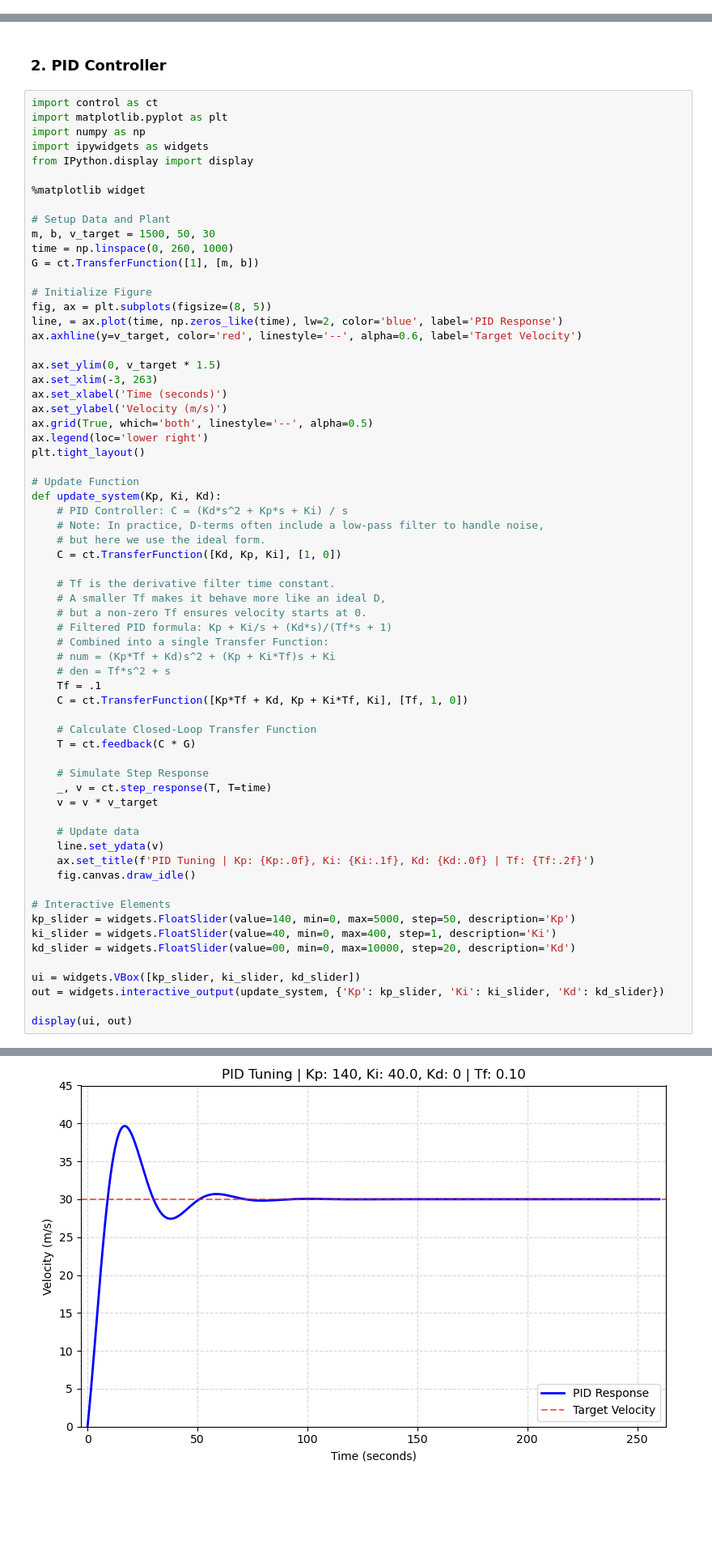
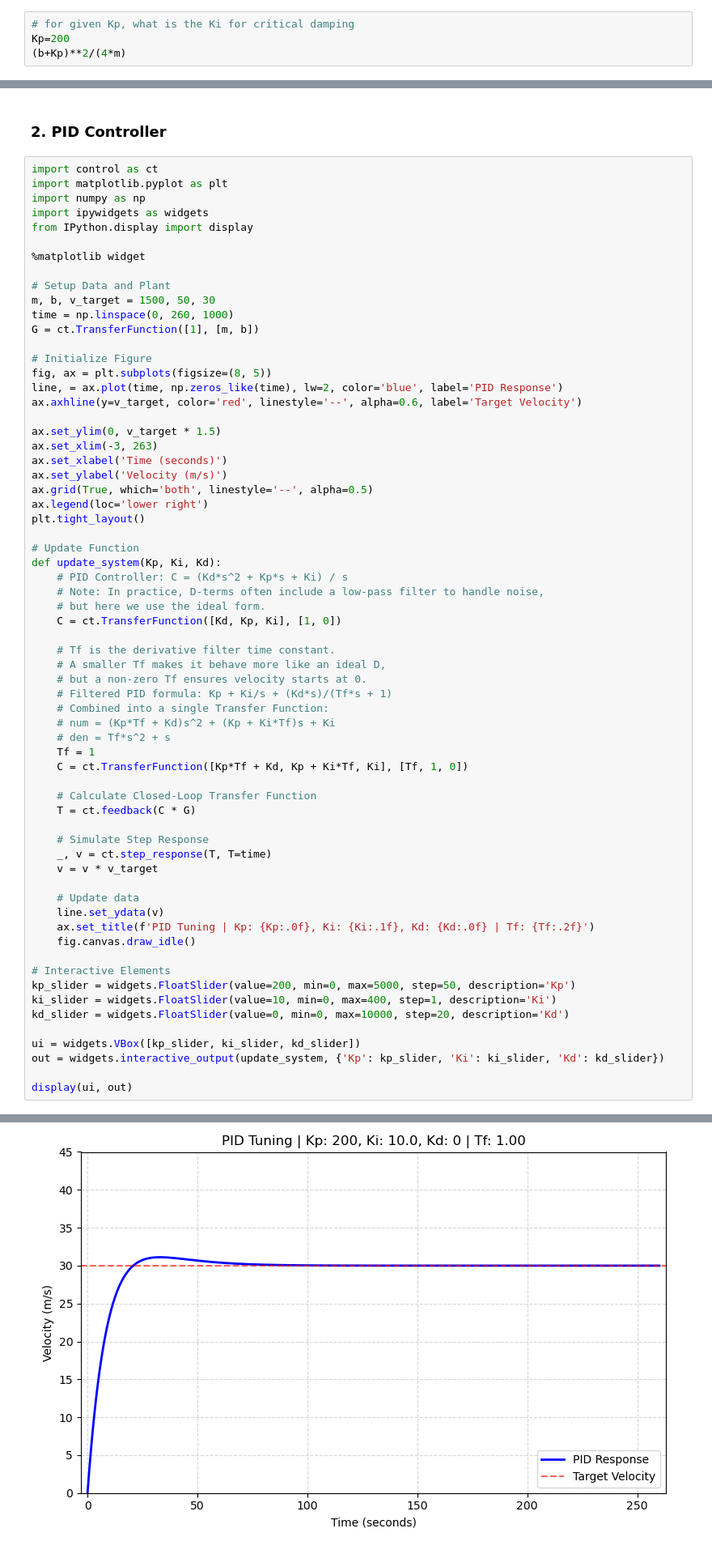
Before and after one commit to pschlatt1/notebooks, a Jupyter notebook: UA/cruise control - PID.ipynb, the cells around one changed output, grey strips where cells are left out. Shown at 81% size. Saved outputs shown, nothing was run; the diff lists cells and outputs as text; blank space fills up the shorter version.

```diff
--- a/UA/cruise control - PID.ipynb
+++ b/UA/cruise control - PID.ipynb
@@ -132,0 +138,4 @@ Outputs (1): ['y[0]']
+# %%
+# for given Kp, what is the Ki for critical damping
+Kp=200
+(b+Kp)**2/(4*m)
@@ -232,7 +243,7 @@ def update_system(Kp, Ki, Kd):
     # Combined into a single Transfer Function:
     # num = (Kp*Tf + Kd)s^2 + (Kp + Ki*Tf)s + Ki
     # den = Tf*s^2 + s
-    Tf = .1
+    Tf = 1
     C = ct.TransferFunction([Kp*Tf + Kd, Kp + Ki*Tf, Ki], [Tf, 1, 0])
 
     # Calculate Closed-Loop Transfer Function
@@ -248,9 +259,9 @@ def update_system(Kp, Ki, Kd):
     fig.canvas.draw_idle()
 
 # Interactive Elements
-kp_slider = widgets.FloatSlider(value=140, min=0, max=5000, step=50, description='Kp')
-ki_slider = widgets.FloatSlider(value=40, min=0, max=400, step=1, description='Ki')
-kd_slider = widgets.FloatSlider(value=00, min=0, max=10000, step=20, description='Kd')
+kp_slider = widgets.FloatSlider(value=200, min=0, max=5000, step=50, description='Kp')
+ki_slider = widgets.FloatSlider(value=10, min=0, max=400, step=1, description='Ki')
+kd_slider = widgets.FloatSlider(value=0, min=0, max=10000, step=20, description='Kd')
 
 ui = widgets.VBox([kp_slider, ki_slider, kd_slider])
 out = widgets.interactive_output(update_system, {'Kp': kp_slider, 'Ki': ki_slider, 'Kd': kd_slider})
@@ -261,2 +272,2 @@ VBox(children=(FloatSlider(value=140.0, description='Kp', max=5000.0, step=50.0)
 [interactive output not drawn]
-[figure, old version]
+[figure, new version]
```
Also changed, not shown: parts of 5 cells of this notebook, 1 other file.
